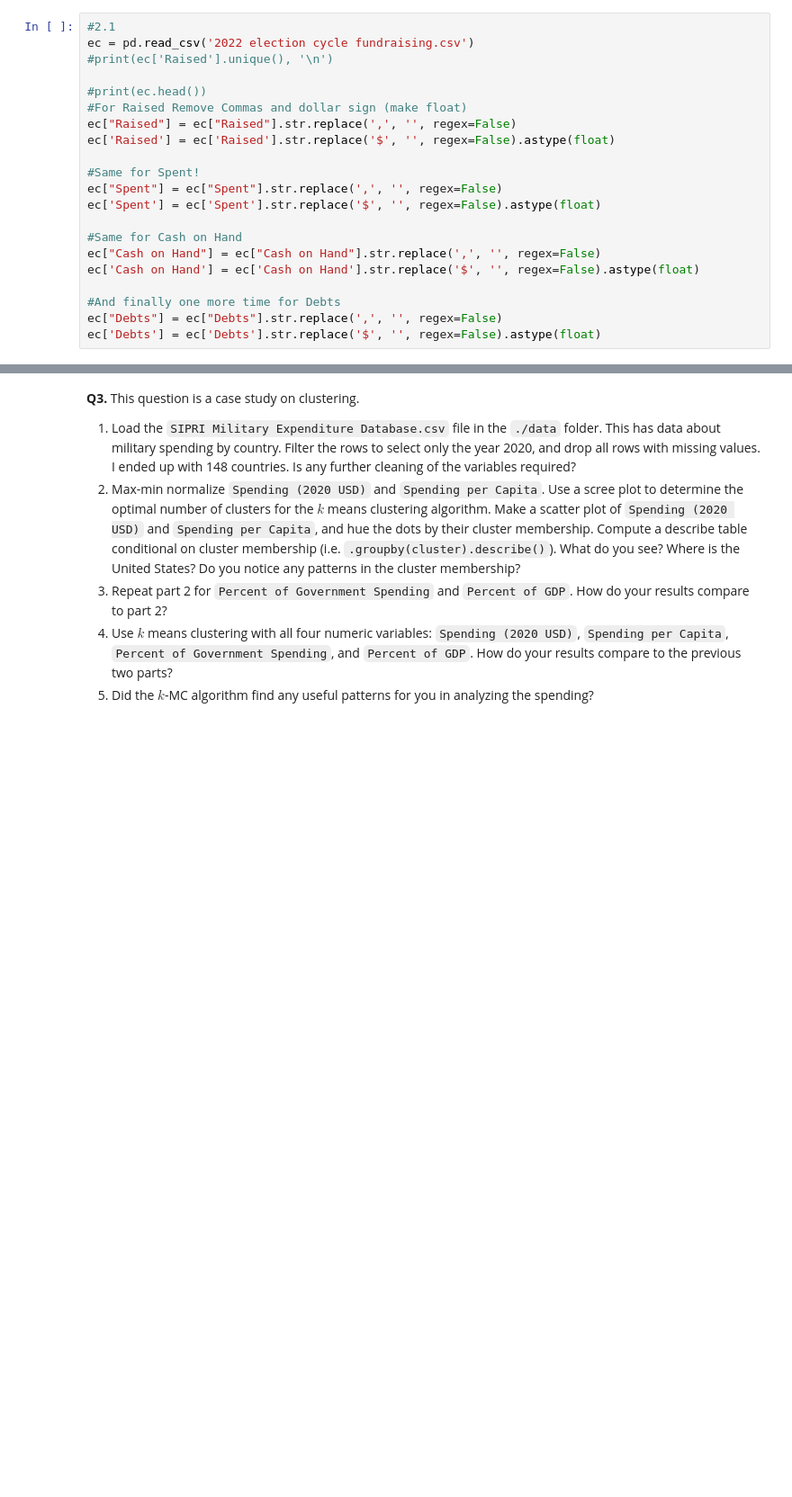
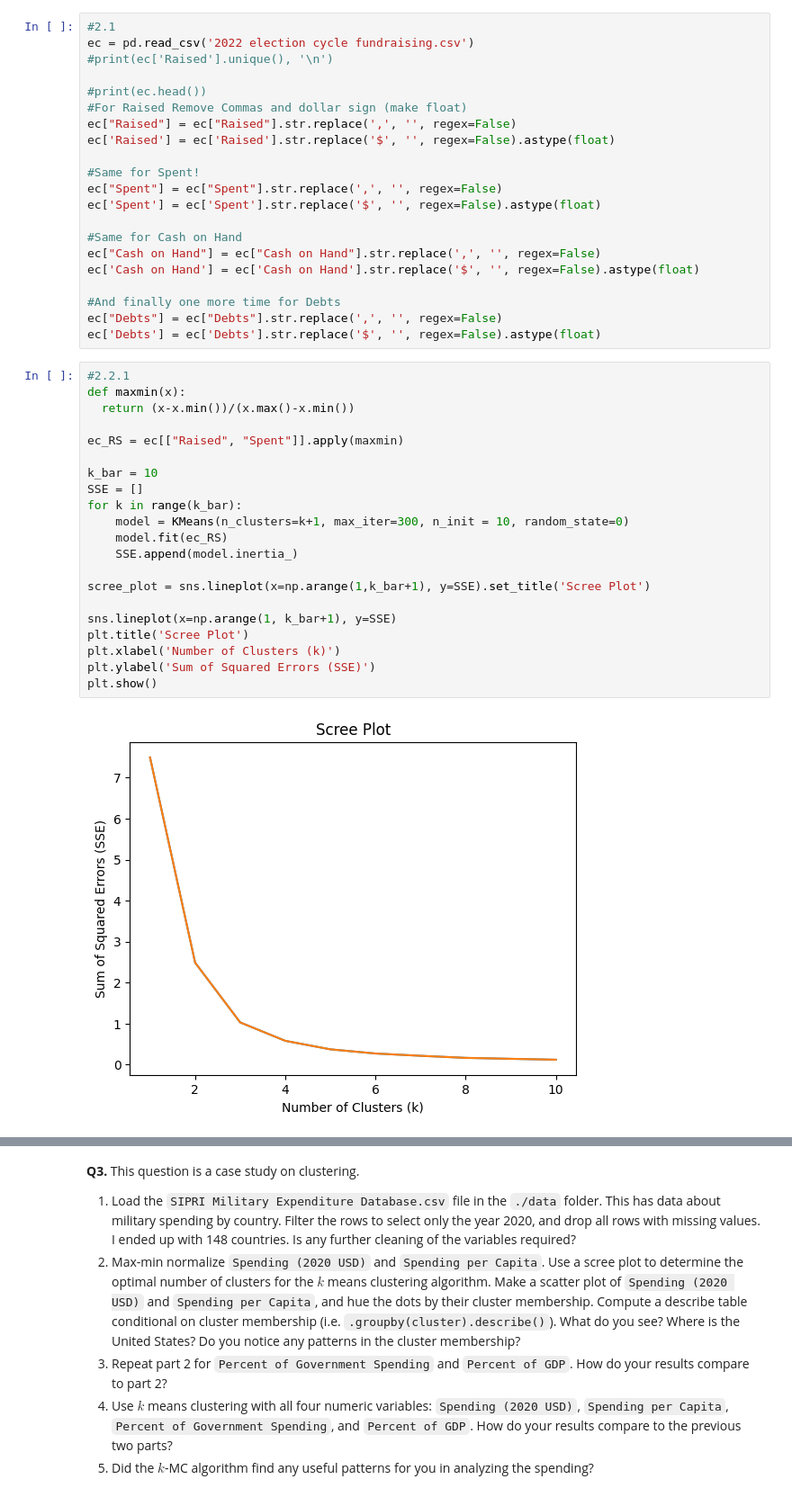
Before and after one commit to nladocsi/DS-2002-F25, a Jupyter notebook: assignment_clustering.ipynb, the cells around one changed output, grey strips where cells are left out. Shown: that part at 90% size. Drawn from its saved outputs; the diff is of its cells as text; blank space fills up the shorter version.

```diff
--- a/assignment_clustering.ipynb
+++ b/assignment_clustering.ipynb
@@ -160,3 +160,26 @@ ec['Cash on Hand'] = ec['Cash on Hand'].str.replace('$', '', regex=False).astype
 #And finally one more time for Debts
 ec["Debts"] = ec["Debts"].str.replace(',', '', regex=False)
 ec['Debts'] = ec['Debts'].str.replace('$', '', regex=False).astype(float)
+# %%
+#2.2.1
+def maxmin(x):
+  return (x-x.min())/(x.max()-x.min())
+
+ec_RS = ec[["Raised", "Spent"]].apply(maxmin)
+
+k_bar = 10
+SSE = []
+for k in range(k_bar):
+    model = KMeans(n_clusters=k+1, max_iter=300, n_init = 10, random_state=0)
+    model.fit(ec_RS)
+    SSE.append(model.inertia_)
+
+scree_plot = sns.lineplot(x=np.arange(1,k_bar+1), y=SSE).set_title('Scree Plot')
+
+sns.lineplot(x=np.arange(1, k_bar+1), y=SSE)
+plt.title('Scree Plot')
+plt.xlabel('Number of Clusters (k)')
+plt.ylabel('Sum of Squared Errors (SSE)')
+plt.show()
+# %% [output]
+[figure, added]
```
Also changed, not shown: parts of 1 cell of this notebook.
